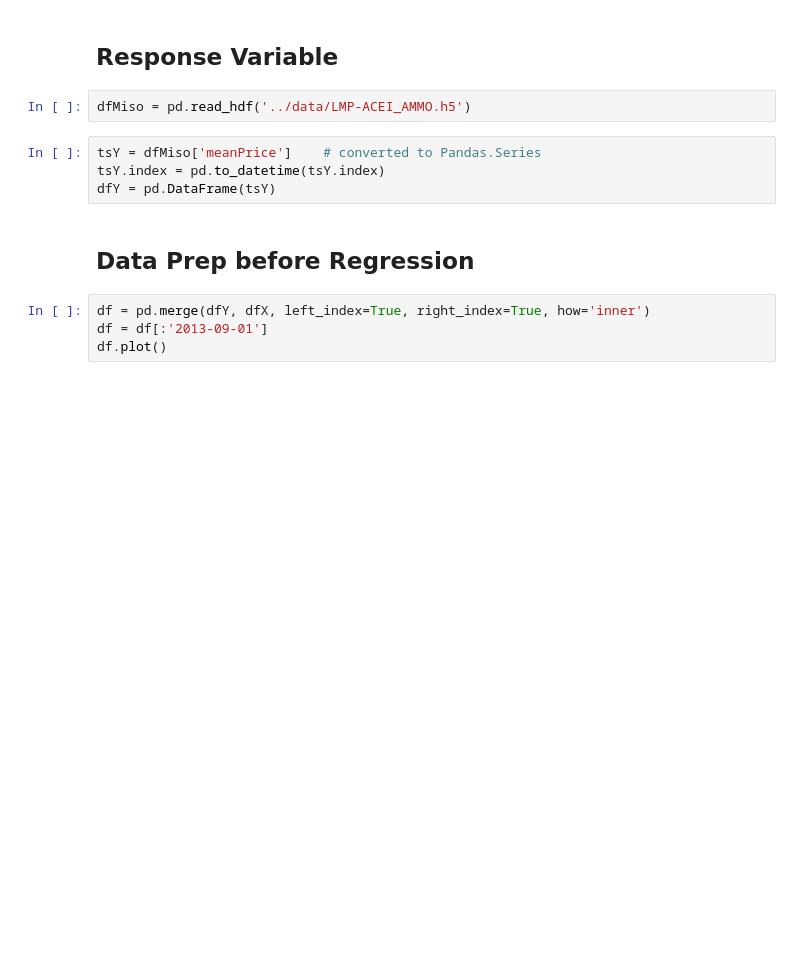
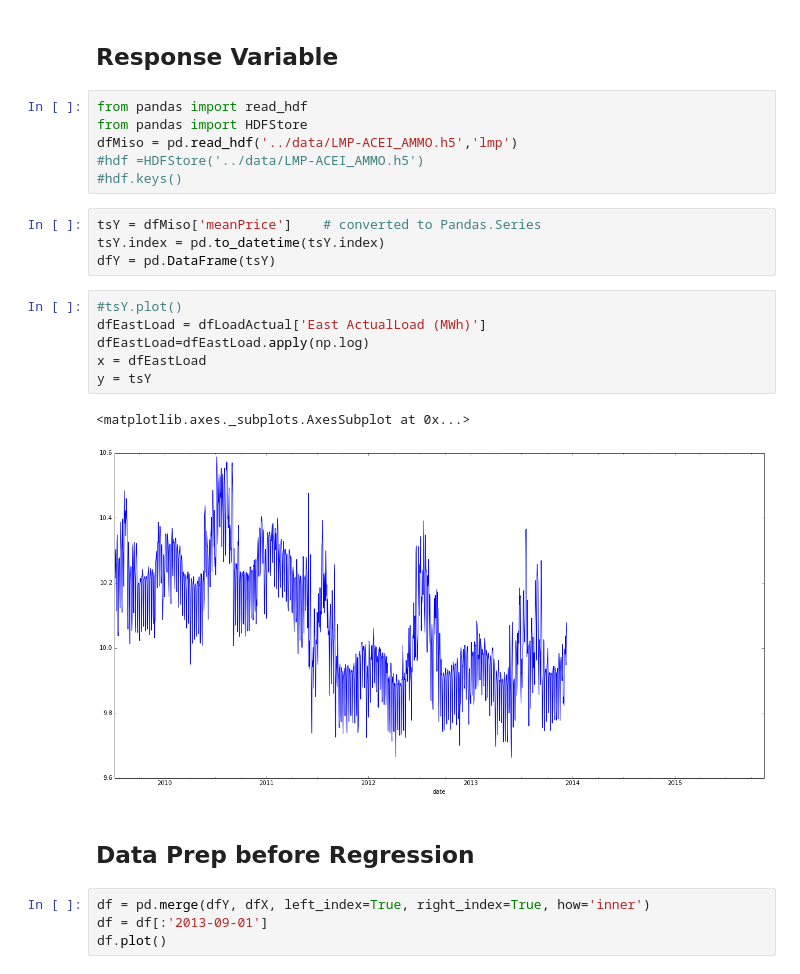
Before and after one commit to dannychua/Electricity-Price-Predictor, a Jupyter notebook: 3. Model/Random Forest Regressor - MISO - ACEI.AMMO.ipynb, the cells around one changed output. Drawn from its saved outputs; the diff is of its cells as text; blank space fills up the shorter version.

```diff
--- a/3. Model/Random Forest Regressor - MISO - ACEI.AMMO.ipynb
+++ b/3. Model/Random Forest Regressor - MISO - ACEI.AMMO.ipynb
@@ -43,12 +43,25 @@ dfX.head()
 | 2009-07-10 | 53.500000 | 52.000000 | 44 | 9 | 44.5 | 3.295714 | ... |
 # %% [markdown]
 ## Response Variable
-# %%
-dfMiso = pd.read_hdf('../data/LMP-ACEI_AMMO.h5')
+# %%
+from pandas import read_hdf
+from pandas import HDFStore
+dfMiso = pd.read_hdf('../data/LMP-ACEI_AMMO.h5','lmp')
+#hdf =HDFStore('../data/LMP-ACEI_AMMO.h5')
+#hdf.keys()
 # %%
 tsY = dfMiso['meanPrice']    # converted to Pandas.Series
 tsY.index = pd.to_datetime(tsY.index)
 dfY = pd.DataFrame(tsY)
+# %%
+#tsY.plot()
+dfEastLoad = dfLoadActual['East ActualLoad (MWh)']
+dfEastLoad=dfEastLoad.apply(np.log)
+x = dfEastLoad
+y = tsY
+# %% [output]
+<matplotlib.axes._subplots.AxesSubplot at 0x...>
+[figure, added]
 # %% [markdown]
 ## Data Prep before Regression
 # %%
```
Also changed, not shown: parts of 4 cells of this notebook, 4 other files.
